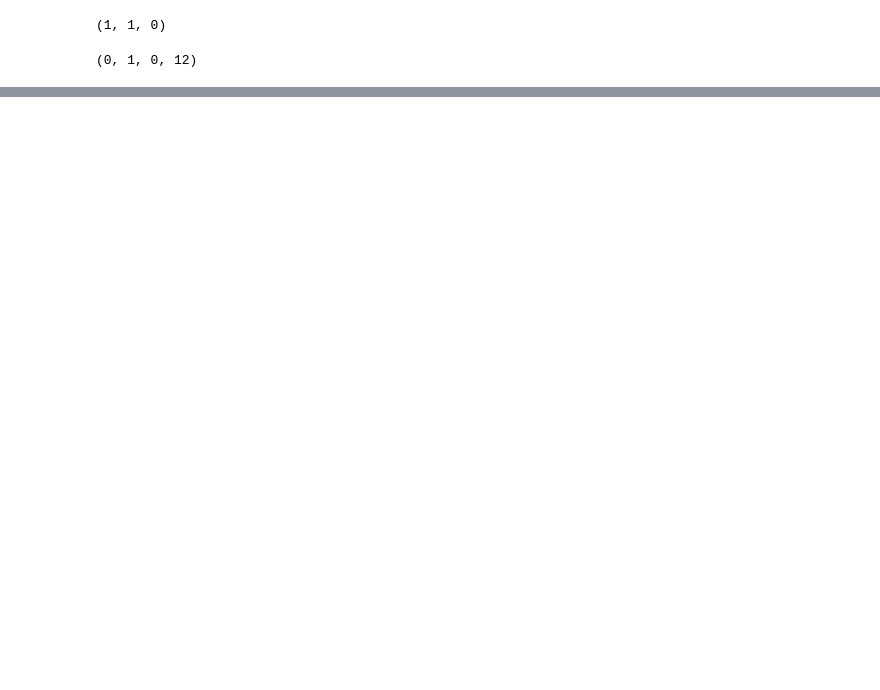
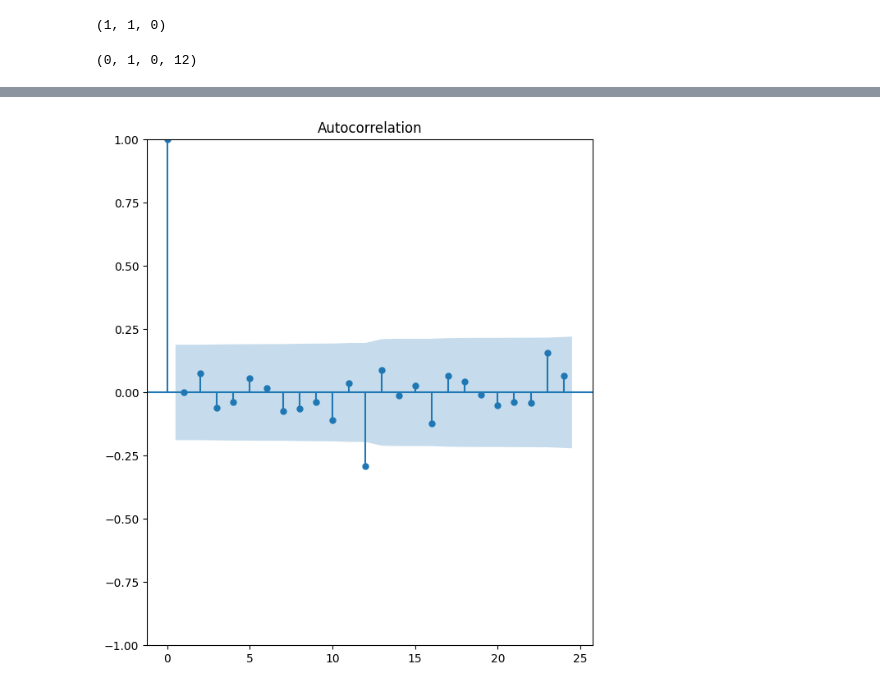
Before and after one commit to priyalpote/timeSeriesAnalysis, a Jupyter notebook: main.ipynb, the cells around one changed output, grey strips where cells are left out. Cells and saved outputs as stored; diff of their text form; code cells hidden in the pictures; blank space fills up the shorter version.

```diff
--- a/main.ipynb
+++ b/main.ipynb
@@ -218,0 +257,4 @@ AxisError: axis 0 is out of bounds for array of dimension 0
+# %%
+res_acf = plot_acf(resid, lags =24)
+# %% [output]
+[figure, added]
```
Also changed, not shown: parts of 16 cells of this notebook.
